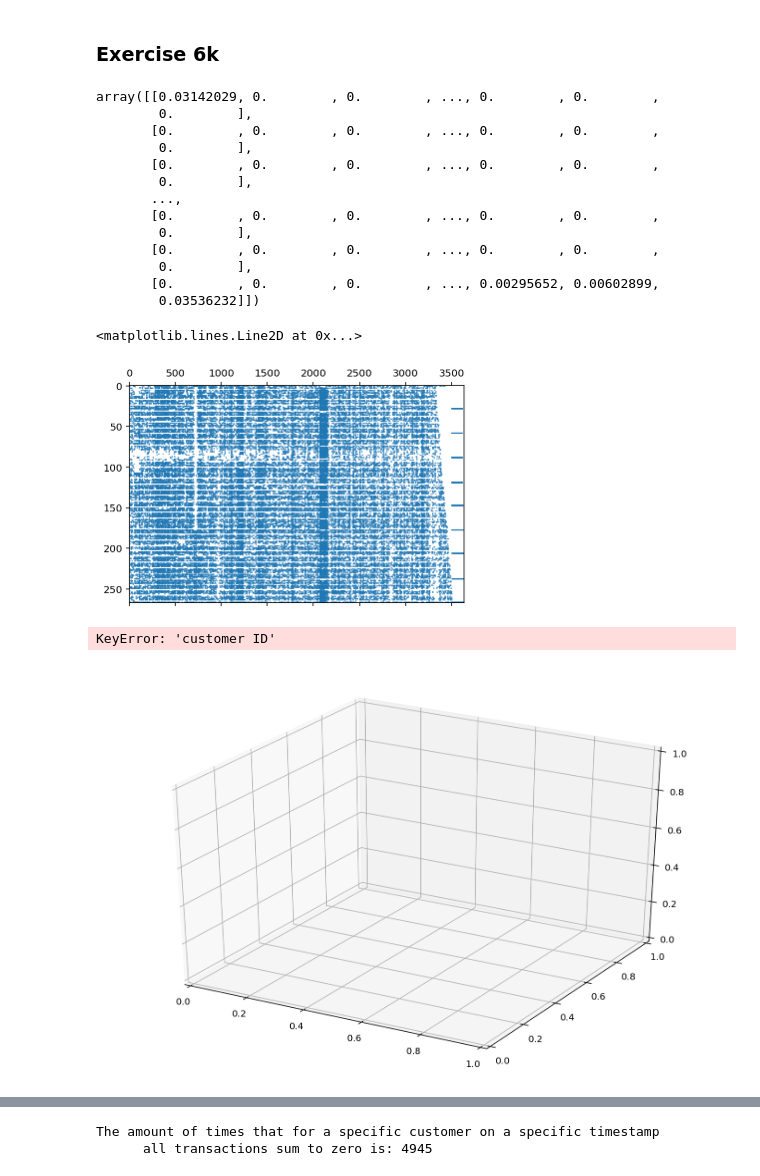
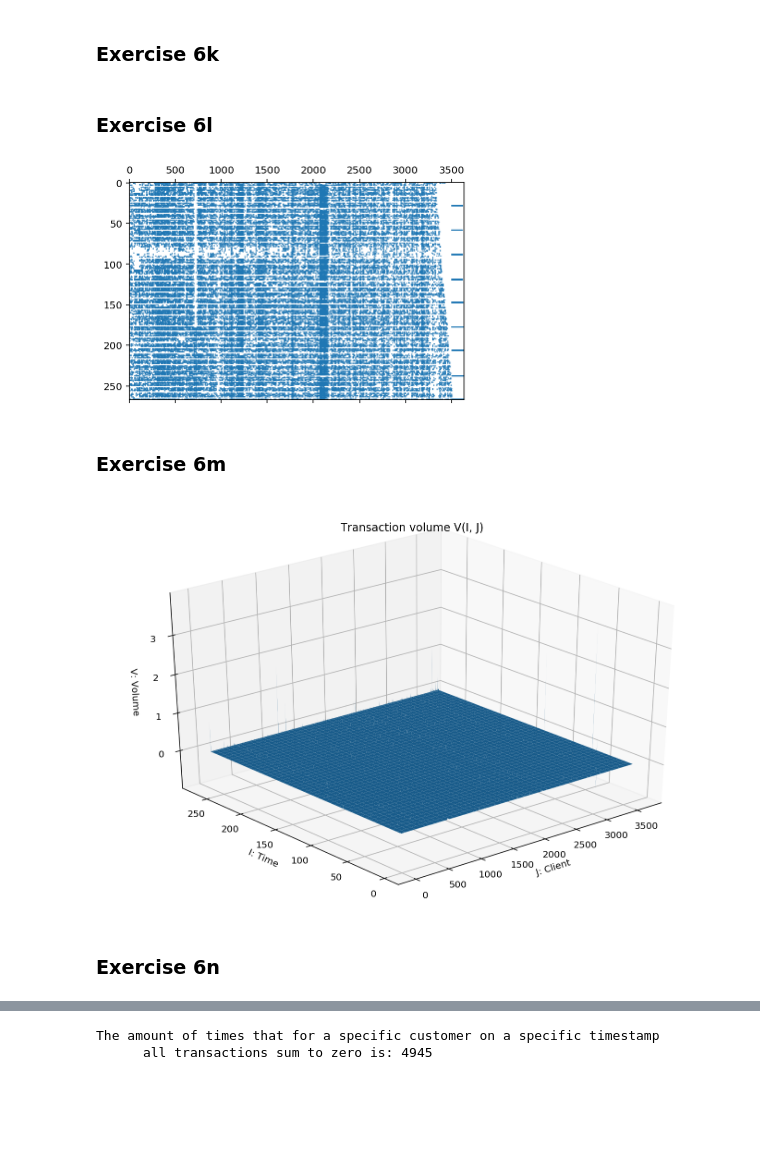
Before and after one commit to DionEngels/ScientificProgramming, a Jupyter notebook: Set 3/exset3_joris.ipynb, the cells around one changed output, grey strips where cells are left out. Cells and saved outputs as stored; diff of their text form; code cells hidden in the pictures; blank space fills up the shorter version.

```diff
--- a/Set 3/exset3_joris.ipynb
+++ b/Set 3/exset3_joris.ipynb
@@ -709,7 +763,7 @@ Invalid limit will be ignored.
 # %%
-column_name='timestamp'
+df = relabel('timestamp')
+df.sort_values('relab_timestamp')
+df["volumes"] = df["volume"] / abs(df["volume"].max())
 
-df = relabel('timestamp').sort_values('relab_timestamp')
-df["volume_scaled"] = df["volume"] / abs(df["volume"].max())
-df.head()
+df
 # %% [output]
@@ -722,28 +783,14 @@ df.head()
 # %% [markdown]
 ### Exercise 6k
 # %%
-### k
-timeseries = sparse.csc_matrix((df["volume_scaled"],
+timeseries = sparse.csc_matrix((df["volumes"],
                                 (df["relab_timestamp"]-1,
-                                 df["relabeled_customer"]-1)))
-timeseries.A
+                                 df["relab_customer"]-1)))
-# %% [output]
-array([[0.03142029, 0.        , 0.        , ..., 0.        , 0.        ,
-        0.        ],
-       [0.        , 0.        , 0.        , ..., 0.        , 0.        ,
-        0.        ],
-       [0.        , 0.        , 0.        , ..., 0.        , 0.        ,
-        0.        ],
-       ...,
-       [0.        , 0.        , 0.        , ..., 0.        , 0.        ,
-        0.        ],
-       [0.        , 0.        , 0.        , ..., 0.        , 0.        ,
-        0.        ],
-       [0.        , 0.        , 0.        , ..., 0.00295652, 0.00602899,
-        0.03536232]])
+# %% [markdown]
+### Exercise 6l
 # %%
-### l
-plt.spy(timeseries, aspect='auto', markersize=0.2)
+plt.spy(timeseries, aspect='auto', markersize=0.2);
 # %% [output]
-<matplotlib.lines.Line2D at 0x...>
 [figure]
+# %% [markdown]
+### Exercise 6m
@@ -750,15 +799,19 @@ plt.spy(timeseries, aspect='auto', markersize=0.2)
 # %%
-### m
+from mpl_toolkits.mplot3d import Axes3D
+
+step=1
+
 fig = plt.figure(figsize=(12, 8))
 ax = fig.add_subplot(111, projection='3d')
-X, Y = np.meshgrid(range(1, df['customer ID'].max() + 1), range(1, df['timestamp'].max() + 1))
-surf = ax.plot_surface(X, Y, timeseries.A, lw=3)
+X, Y = np.meshgrid(range(1, df['relab_customer'].max() + 1, step), range(1, df['relab_timestamp'].max() + 1, step))
+surf = ax.plot_surface(X, Y, timeseries.A)
 ax.azim = 230
 ax.set_xlabel("J: Client")
 ax.set_ylabel("I: Time")
 ax.set_zlabel("V: Volume");
 plt.title("Transaction volume V(I, J)");
 # %% [output]
-KeyError: 'customer ID'
-[figure, old version]
+[figure, new version]
+# %% [markdown]
+### Exercise 6n
 # %%
```
Also changed, not shown: parts of 25 cells of this notebook.
